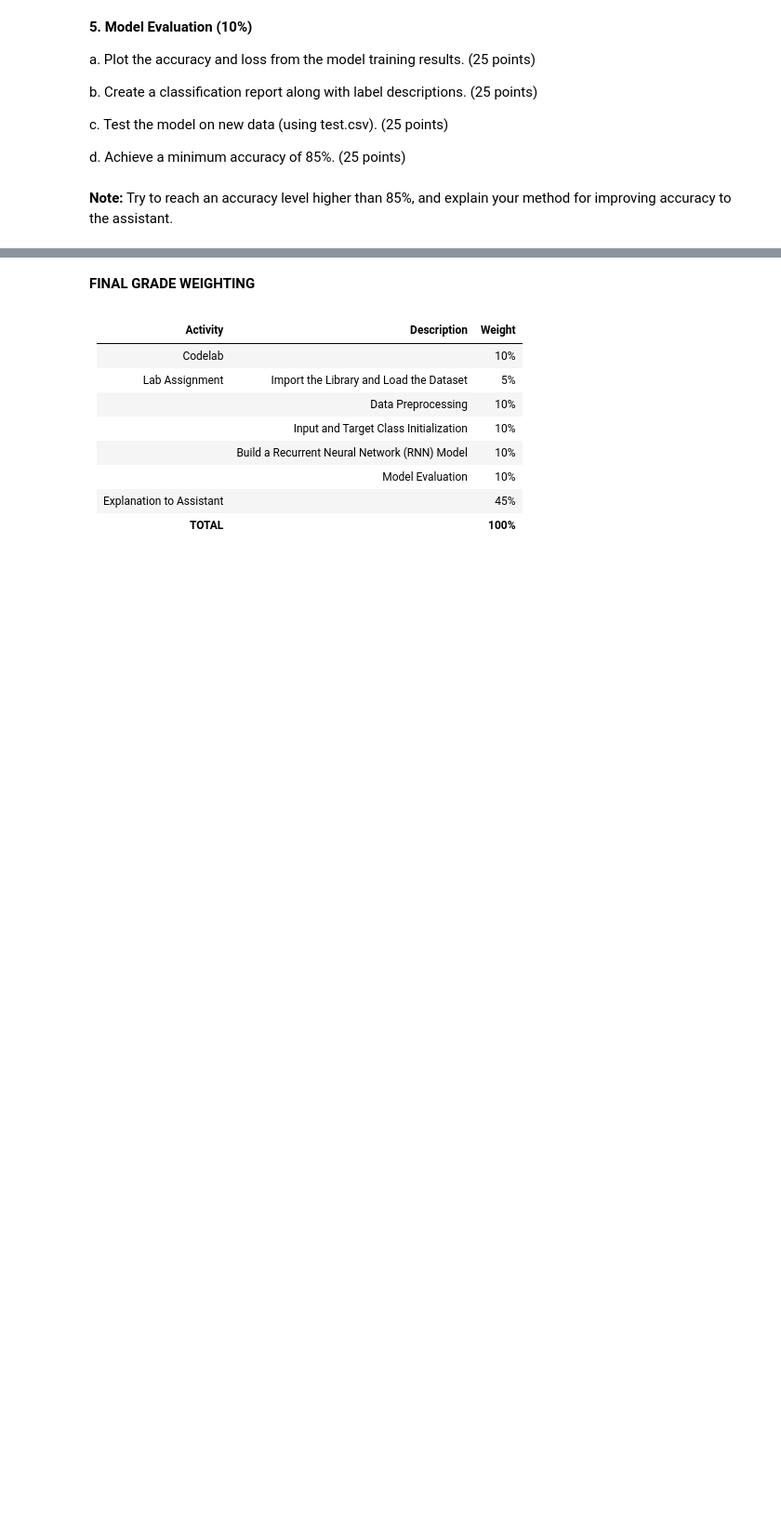
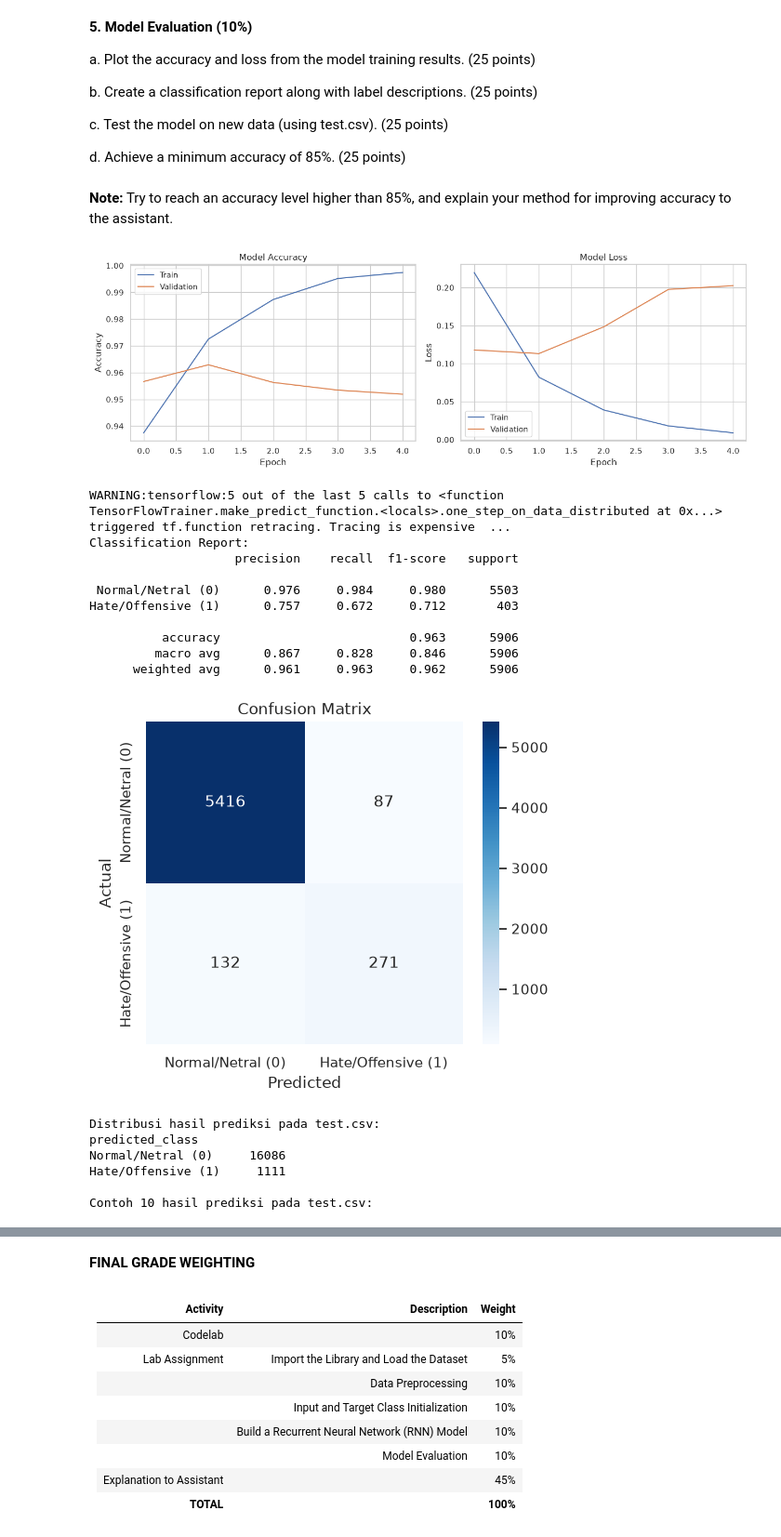
Before and after one commit to FatihHDR/machine-learning, a Jupyter notebook: modul2/MODULE_2_MACHINE_LEARNING_TEXT_CLASSIFICATION.ipynb, the cells around one changed output, grey strips where cells are left out. Shown at 93% size. Saved outputs shown, nothing was run; the diff lists cells and outputs as text; code cells hidden in the pictures; blank space fills up the shorter version.

```diff
--- a/modul2/MODULE_2_MACHINE_LEARNING_TEXT_CLASSIFICATION.ipynb
+++ b/modul2/MODULE_2_MACHINE_LEARNING_TEXT_CLASSIFICATION.ipynb
@@ -566,0 +921,78 @@ d. Achieve a minimum accuracy of 85%. (25 points)
+# %%
+# =====================================================================
+# 5. MODEL EVALUATION
+# =====================================================================
+# --- (a) Plot akurasi dan loss selama training ---
+fig, ax = plt.subplots(1, 2, figsize=(13, 4.5))
+
+ax[0].plot(history.history['accuracy'],     label='Train')
+ax[0].plot(history.history['val_accuracy'], label='Validation')
+ax[0].set_title('Model Accuracy')
+ax[0].set_xlabel('Epoch'); ax[0].set_ylabel('Accuracy'); ax[0].legend()
+
+ax[1].plot(history.history['loss'],     label='Train')
+ax[1].plot(history.history['val_loss'], label='Validation')
+ax[1].set_title('Model Loss')
+ax[1].set_xlabel('Epoch'); ax[1].set_ylabel('Loss'); ax[1].legend()
+
+plt.tight_layout()
+plt.show()
+
+# --- (b) Classification report + confusion matrix beserta deskripsi label ---
+# Deskripsi label (disimpulkan dari pemeriksaan isi tweet):
+#   0 = tweet umum / netral   |   1 = tweet bermuatan kebencian / ofensif (hate speech)
+label_names  = {0: 'Normal/Netral (0)', 1: 'Hate/Offensive (1)'}
+target_names = [label_names[i] for i in sorted(label_names)]
+
+y_proba = model.predict(X_val, verbose=0).ravel()
+y_pred  = (y_proba >= 0.5).astype(int)
+
+print('Classification Report:')
+print(classification_report(y_val, y_pred, target_names=target_names, digits=3))
+
+cm = confusion_matrix(y_val, y_pred)
+plt.figure(figsize=(5.5, 4.5))
+sns.heatmap(cm, annot=True, fmt='d', cmap='Blues',
+            xticklabels=target_names, yticklabels=target_names)
+plt.xlabel('Predicted'); plt.ylabel('Actual'); plt.title('Confusion Matrix')
+plt.show()
+
+# --- (c) Uji model pada data baru (test.csv) ---
+X_test = np.asarray(df_test['clean'].astype(str), dtype=object)
+test_proba = model.predict(X_test, verbose=0).ravel()
+test_pred  = (test_proba >= 0.5).astype(int)
+
+df_test['predicted_label'] = test_pred
+df_test['predicted_class'] = df_test['predicted_label'].map(label_names)
+
+print('\nDistribusi hasil prediksi pada test.csv:')
+print(df_test['predicted_class'].value_counts().to_string())
+print('\nContoh 10 hasil prediksi pada test.csv:')
+display(df_test[['id', 'tweet', 'predicted_class']].head(10))
+
+# --- (d) Akurasi model ---
+val_acc = accuracy_score(y_val, y_pred)
+print('\n' + '=' * 60)
+print(f'Akurasi validasi : {val_acc:.4f} ({val_acc * 100:.2f}%)')
+print(f'F1-score (macro): {f1_score(y_val, y_pred, average="macro"):.4f}')
+print('SUKSES: akurasi >= 85%' if val_acc >= 0.85 else 'BELUM mencapai target 85%')
+print('=' * 60)
+# %% [output]
+[figure, added]
+WARNING:tensorflow:5 out of the last 5 calls to <function TensorFlowTrainer.make_predict_function.<locals>.one_step_on_data_distributed at 0x...> triggered tf.function retracing. Tracing is expensive  ...
+Classification Report:
+                    precision    recall  f1-score   support
+
+ Normal/Netral (0)      0.976     0.984     0.980      5503
+Hate/Offensive (1)      0.757     0.672     0.712       403
+
+          accuracy                          0.963      5906
+         macro avg      0.867     0.828     0.846      5906
+      weighted avg      0.961     0.963     0.962      5906
+[figure, added]
+Distribusi hasil prediksi pada test.csv:
+predicted_class
+Normal/Netral (0)     16086
+Hate/Offensive (1)     1111
+
+Contoh 10 hasil prediksi pada test.csv:
```
Also changed, not shown: parts of 14 cells of this notebook, 2 other files.
